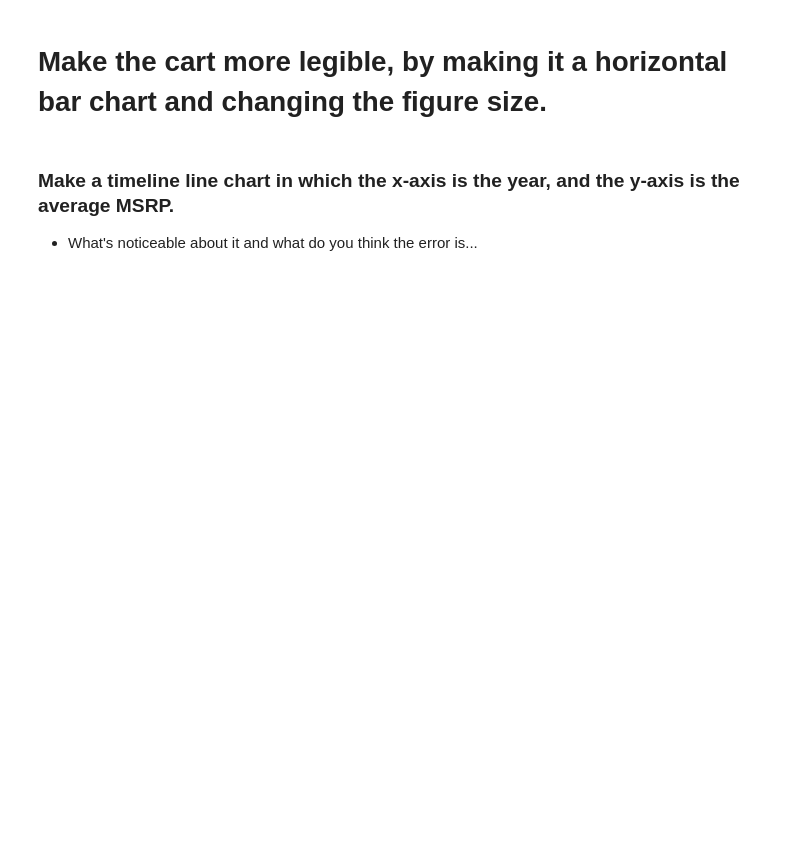
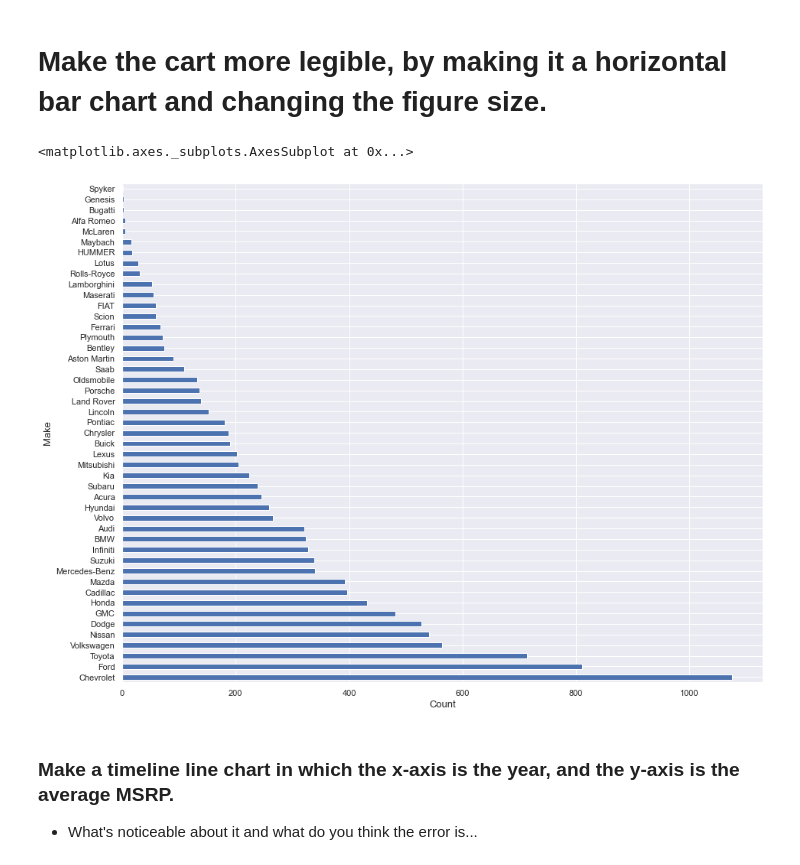
Before and after one commit to eboves/2020-fall-data-science, a Jupyter notebook: Week2-EDA/EBoves_HW2.ipynb, the cells around one changed output. Cells and saved outputs as stored; diff of their text form; code cells hidden in the pictures; blank space fills up the shorter version.

```diff
--- a/Week2-EDA/EBoves_HW2.ipynb
+++ b/Week2-EDA/EBoves_HW2.ipynb
@@ -77,6 +146,14 @@ _Brand of car is the `Make` of the car._
 # Make the cart more legible, by making it a horizontal bar chart and changing the figure size.
 # %%
 # Make the cart more legible, by making it a horizontal bar chart and changing the figure size.
+plt.figure(figsize=[15,12])
+n = n.sort_values(ascending=False)
+plt.xlabel('Count', fontsize=13)
+plt.ylabel('Make', fontsize=13)
+n.plot(kind='barh')
+# %% [output]
+<matplotlib.axes._subplots.AxesSubplot at 0x...>
+[figure, added]
 # %% [markdown]
 ### Make a timeline line chart in which the x-axis is the year, and the y-axis is the average MSRP.
 * What's noticeable about it and what do you think the error is...
```
Also changed, not shown: parts of 18 cells of this notebook.
